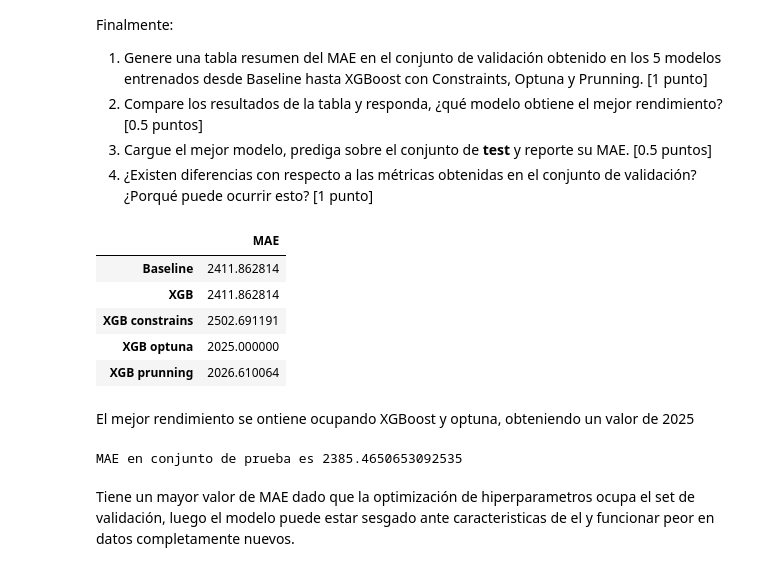
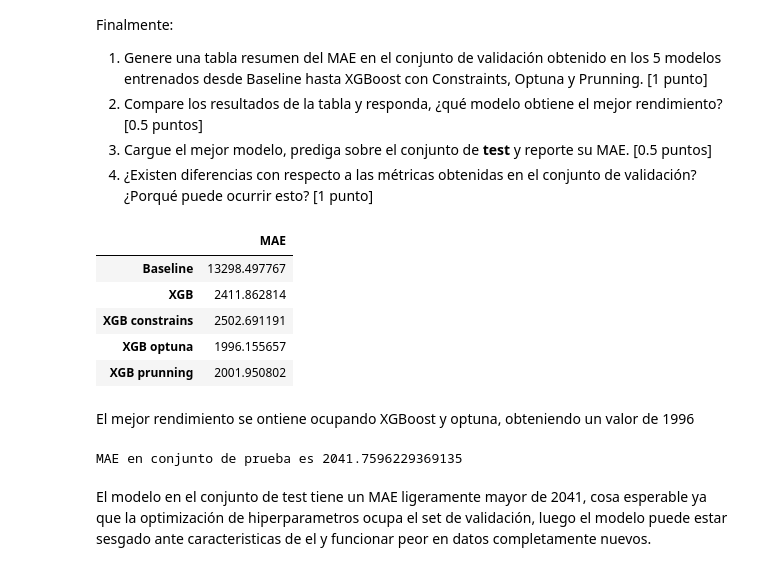
Before and after one commit to estebanaraneda/MDS7202_OVNI, a Jupyter notebook: Lab6/Lab6_enunciado.ipynb, the cells around one changed output. Drawn from its saved outputs; the diff is of its cells as text; code cells hidden in the pictures.

Commit message:
fix(lab6): carga de modelo optuna en resultados

```diff
--- a/Lab6/Lab6_enunciado.ipynb
+++ b/Lab6/Lab6_enunciado.ipynb
@@ -580,25 +562,28 @@ Finalmente:
 4. ¿Existen diferencias con respecto a las métricas obtenidas en el conjunto de validación? ¿Porqué puede ocurrir esto? [1 punto]
 # %%
 # Inserte su código acá
-mae_tablacomparacion = pd.DataFrame([mae_bl mae, mae_monotone, mae_opt , study2.best_value], index=["Baseline","XGB","XGB constrains", "XGB optuna", "XGB prunning"], columns=["MAE"])
+mae_tablacomparacion = pd.DataFrame([mae_bl, mae, mae_monotone, mae_opt , study2.best_value], index=["Baseline","XGB","XGB constrains", "XGB optuna", "XGB prunning"], columns=["MAE"])
 mae_tablacomparacion
 # %% [output]
 |  | MAE |
-| Baseline | 2411.862814 |
+| Baseline | 13298.497767 |
 | XGB | 2411.862814 |
 | XGB constrains | 2502.691191 |
-| XGB optuna | 2025.000000 |
-| XGB prunning | 2026.610064 |
+| XGB optuna | 1996.155657 |
+| XGB prunning | 2001.950802 |
 # %% [markdown]
-El mejor rendimiento se ontiene ocupando XGBoost y optuna, obteniendo un valor de 2025
+El mejor rendimiento se ontiene ocupando XGBoost y optuna, obteniendo un valor de 1996
 # %%
-y_test_pred = xgb_model.predict(X_test)
+# Evaluación del modelo
+optuna_model = joblib.load("best_xgb_model.pkl")
+
+y_test_pred = optuna_model.predict(X_test)
 mae_test = mean_absolute_error(y_test, y_test_pred)
 print(f"MAE en conjunto de prueba es {mae_test}")
 # %% [output]
-MAE en conjunto de prueba es 2385.4650653092535
+MAE en conjunto de prueba es 2041.7596229369135
 # %% [markdown]
-Tiene un mayor valor de MAE dado que la optimización de hiperparametros ocupa el set de validación, luego el modelo puede estar sesgado ante caracteristicas de el y funcionar peor en datos completamente nuevos.
+El modelo en el conjunto de test tiene un MAE ligeramente mayor de 2041, cosa esperable ya que la optimización de hiperparametros ocupa el set de validación, luego el modelo puede estar sesgado ante caracteristicas de el y funcionar peor en datos completamente nuevos.
 # %% [markdown]
 # Conclusión
 Exito!
```
Also changed, not shown: parts of 6 cells of this notebook.
